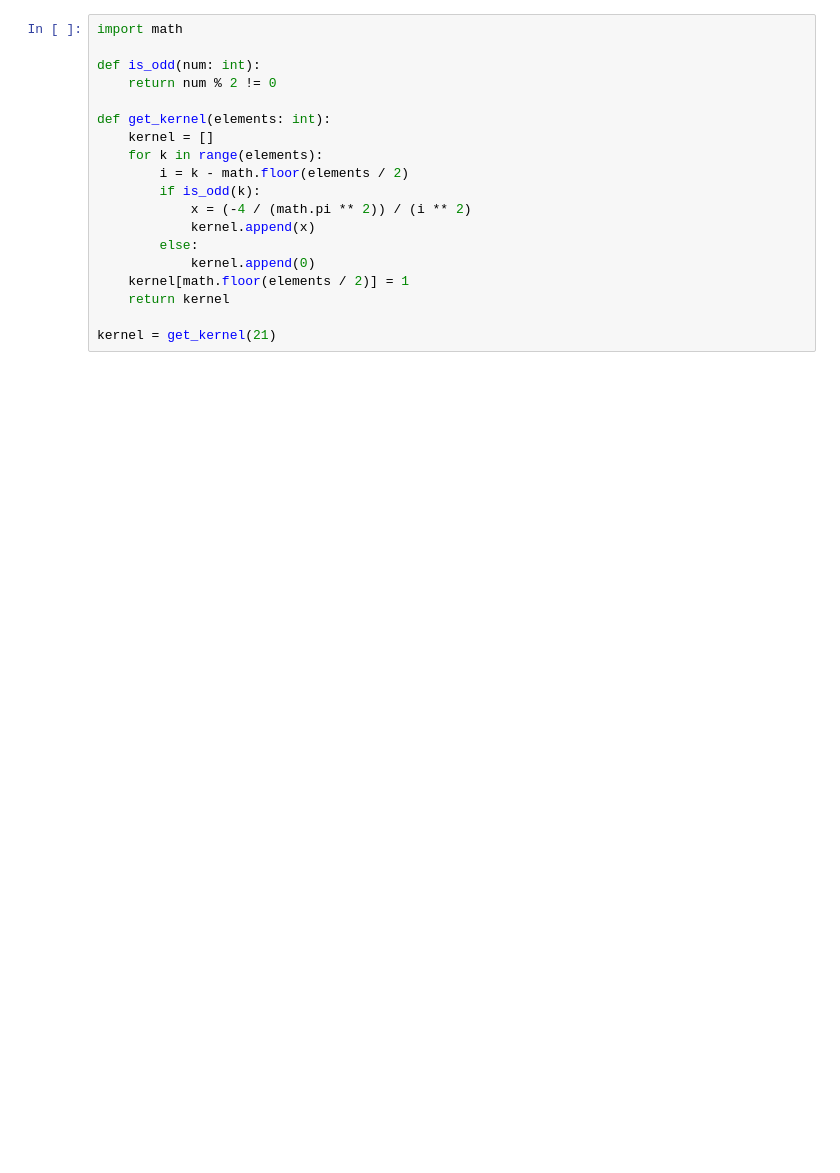
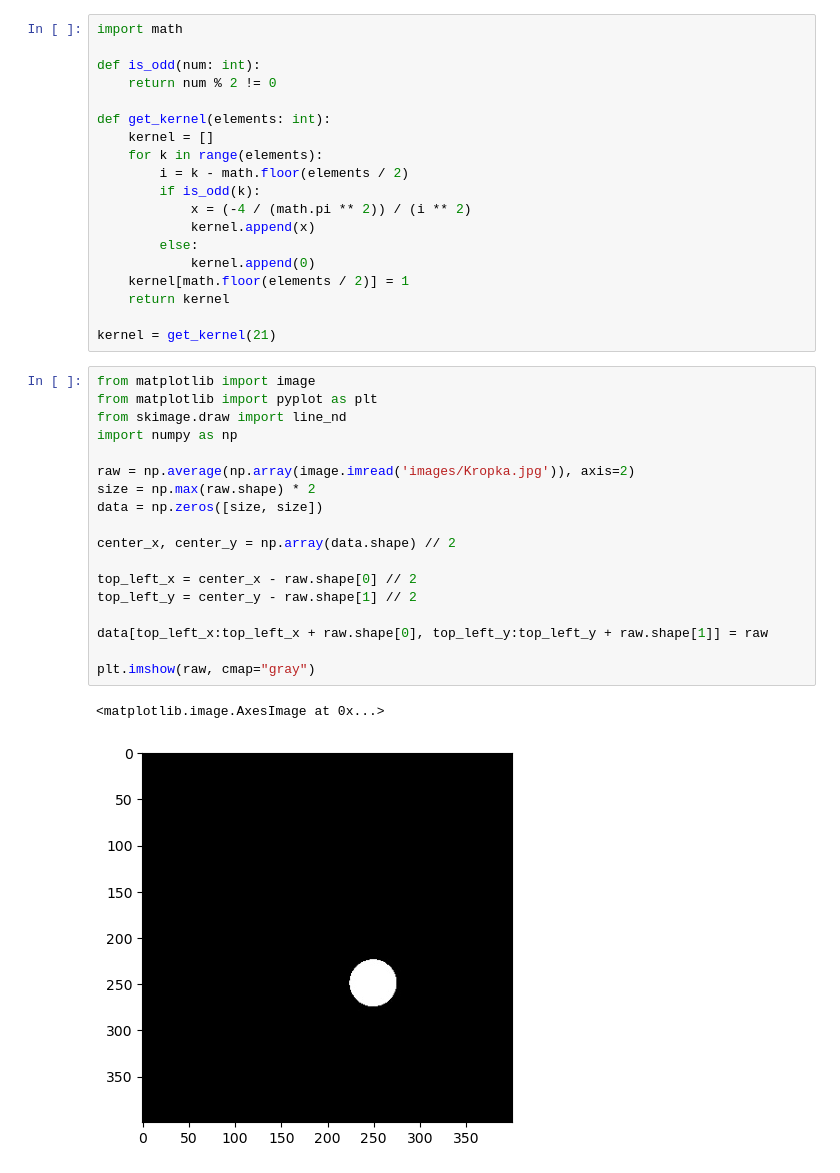
Before and after one commit to mudziok/iwm, a Jupyter notebook: ct.ipynb, the cells around one changed output. Cells and saved outputs as stored; diff of their text form; blank space fills up the shorter version.

```diff
--- a/ct.ipynb
+++ b/ct.ipynb
@@ -17,3 +17,24 @@ def get_kernel(elements: int):
     return kernel
 
 kernel = get_kernel(21)
+# %%
+from matplotlib import image
+from matplotlib import pyplot as plt
+from skimage.draw import line_nd
+import numpy as np
+
+raw = np.average(np.array(image.imread('images/Kropka.jpg')), axis=2)
+size = np.max(raw.shape) * 2
+data = np.zeros([size, size])
+
+center_x, center_y = np.array(data.shape) // 2
+
+top_left_x = center_x - raw.shape[0] // 2
+top_left_y = center_y - raw.shape[1] // 2
+
+data[top_left_x:top_left_x + raw.shape[0], top_left_y:top_left_y + raw.shape[1]] = raw
+
+plt.imshow(raw, cmap="gray")
+# %% [output]
+<matplotlib.image.AxesImage at 0x...>
+[figure, added]
```
Also changed, not shown: parts of 11 cells of this notebook.
